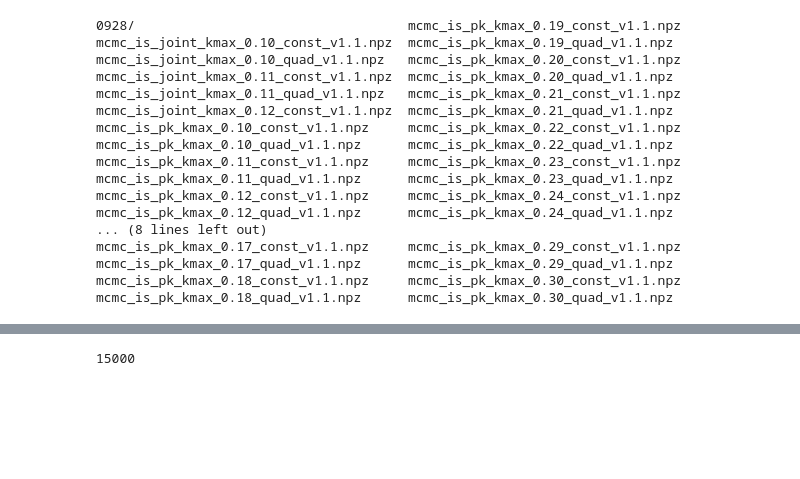
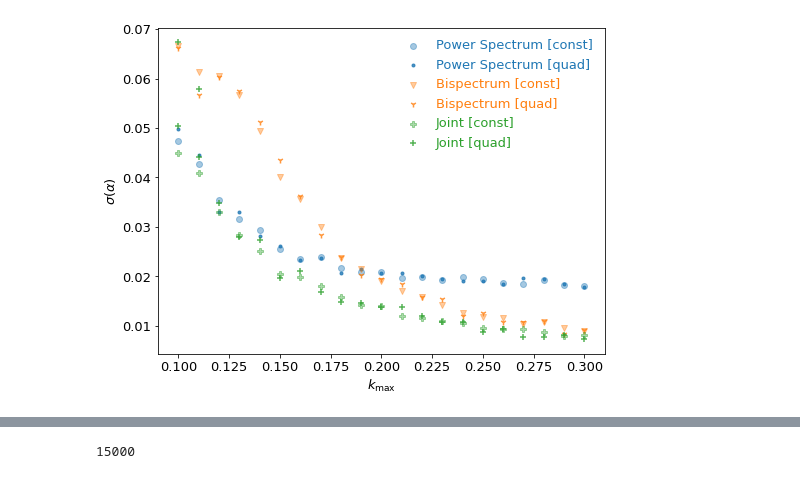
Before and after one commit to mehdirezaie/bispectrum, a Jupyter notebook: bao.ipynb, the cells around one changed output, grey strips where cells are left out. Cells and saved outputs as stored; diff of their text form; code cells hidden in the pictures; blank space fills up the shorter version.

```diff
--- a/bao.ipynb
+++ b/bao.ipynb
@@ -6,2 +6,0 @@ from glob import glob
-# %%
-plt.rc('figure', **{'facecolor':'w'})
@@ -82,20 +7,4 @@ plt.legend(ncol=2)
-# %%
-ls mcmcs/
-# %% [output]
-0928/                                   mcmc_is_pk_kmax_0.19_const_v1.1.npz
-mcmc_is_joint_kmax_0.10_const_v1.1.npz  mcmc_is_pk_kmax_0.19_quad_v1.1.npz
-mcmc_is_joint_kmax_0.10_quad_v1.1.npz   mcmc_is_pk_kmax_0.20_const_v1.1.npz
-mcmc_is_joint_kmax_0.11_const_v1.1.npz  mcmc_is_pk_kmax_0.20_quad_v1.1.npz
-mcmc_is_joint_kmax_0.11_quad_v1.1.npz   mcmc_is_pk_kmax_0.21_const_v1.1.npz
-mcmc_is_joint_kmax_0.12_const_v1.1.npz  mcmc_is_pk_kmax_0.21_quad_v1.1.npz
-mcmc_is_pk_kmax_0.10_const_v1.1.npz     mcmc_is_pk_kmax_0.22_const_v1.1.npz
-mcmc_is_pk_kmax_0.10_quad_v1.1.npz      mcmc_is_pk_kmax_0.22_quad_v1.1.npz
-mcmc_is_pk_kmax_0.11_const_v1.1.npz     mcmc_is_pk_kmax_0.23_const_v1.1.npz
-mcmc_is_pk_kmax_0.11_quad_v1.1.npz      mcmc_is_pk_kmax_0.23_quad_v1.1.npz
-mcmc_is_pk_kmax_0.12_const_v1.1.npz     mcmc_is_pk_kmax_0.24_const_v1.1.npz
-mcmc_is_pk_kmax_0.12_quad_v1.1.npz      mcmc_is_pk_kmax_0.24_quad_v1.1.npz
-... (8 lines left out)
-mcmc_is_pk_kmax_0.17_const_v1.1.npz     mcmc_is_pk_kmax_0.29_const_v1.1.npz
-mcmc_is_pk_kmax_0.17_quad_v1.1.npz      mcmc_is_pk_kmax_0.29_quad_v1.1.npz
-mcmc_is_pk_kmax_0.18_const_v1.1.npz     mcmc_is_pk_kmax_0.30_const_v1.1.npz
-mcmc_is_pk_kmax_0.18_quad_v1.1.npz      mcmc_is_pk_kmax_0.30_quad_v1.1.npz
+# %%
+plot_sigma_kmax()
+# %% [output]
+[figure, added]
```
Also changed, not shown: parts of 16 cells of this notebook, 7 other files.
